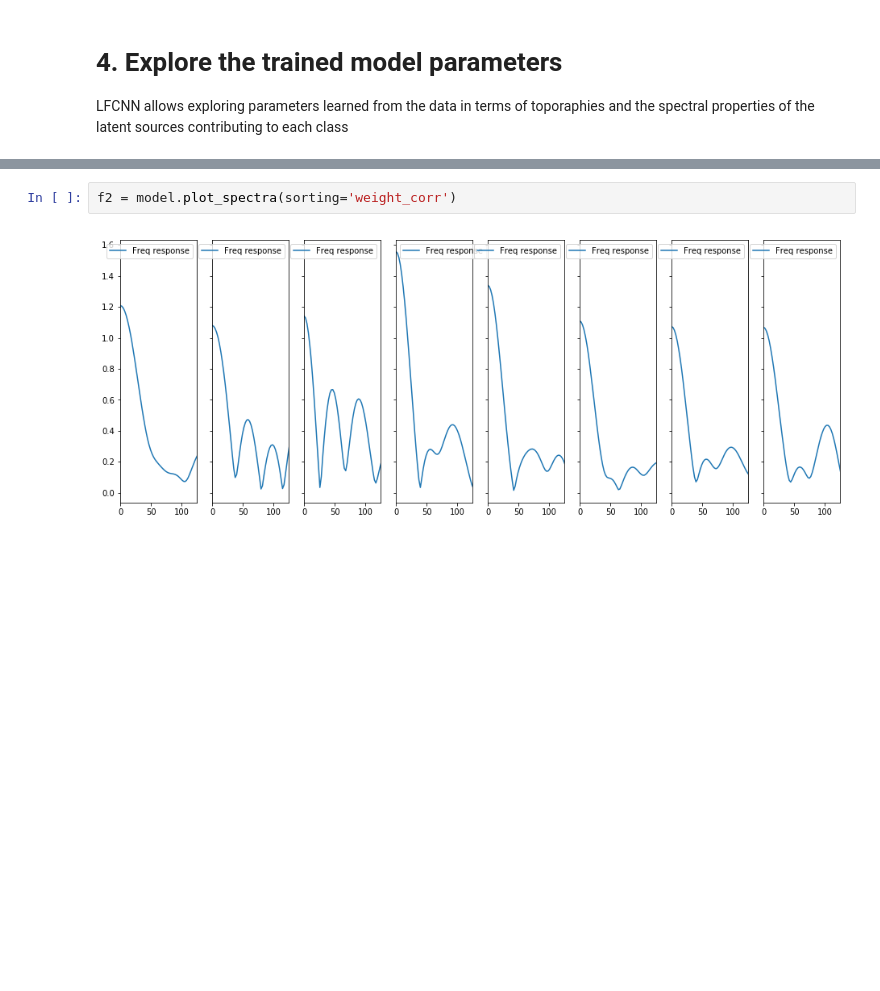
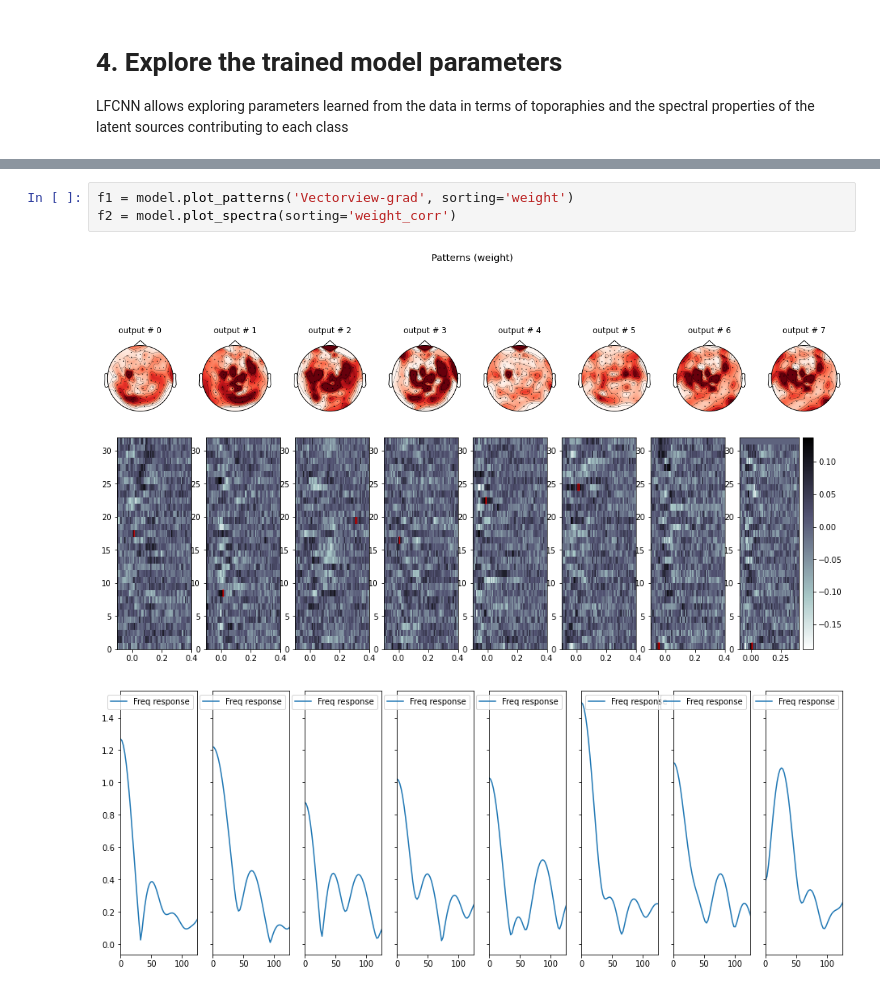
Before and after one commit to zubara/mneflow, a Jupyter notebook: examples/mneflow_example_tf2.ipynb, the cells around one changed output, grey strips where cells are left out. Saved outputs shown, nothing was run; the diff lists cells and outputs as text; blank space fills up the shorter version.

```diff
--- a/examples/mneflow_example_tf2.ipynb
+++ b/examples/mneflow_example_tf2.ipynb
@@ -204,4 +201,7 @@ max_pool : output : (71, 1, 61, 32)
 # %%
+f1 = model.plot_patterns('Vectorview-grad', sorting='weight')
 f2 = model.plot_spectra(sorting='weight_corr')
 # %% [output]
-[figure, old version]
+[figure, new version]
+[figure, added]
+[figure, added]
```
Also changed, not shown: parts of 3 cells of this notebook, 1 other file.
